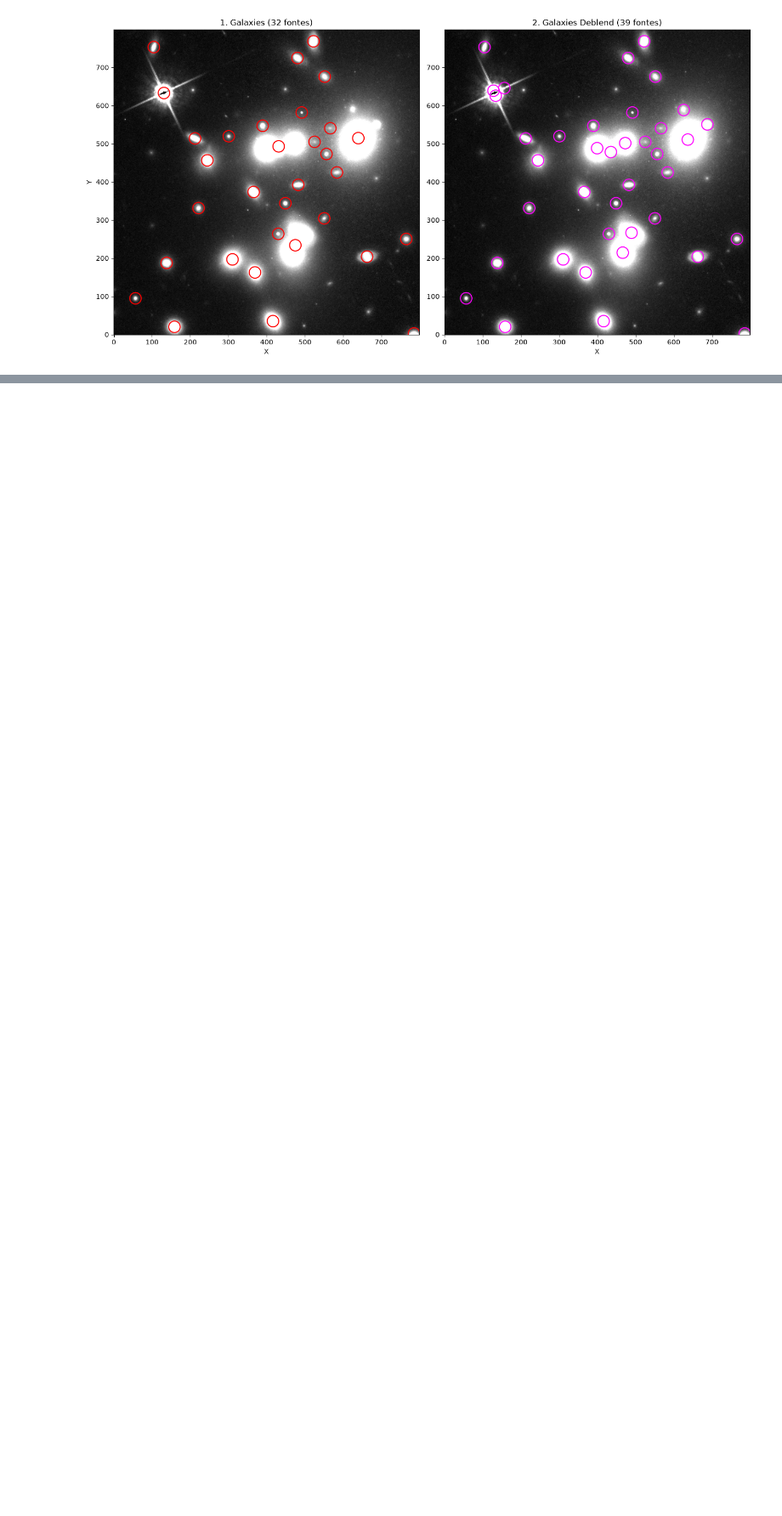
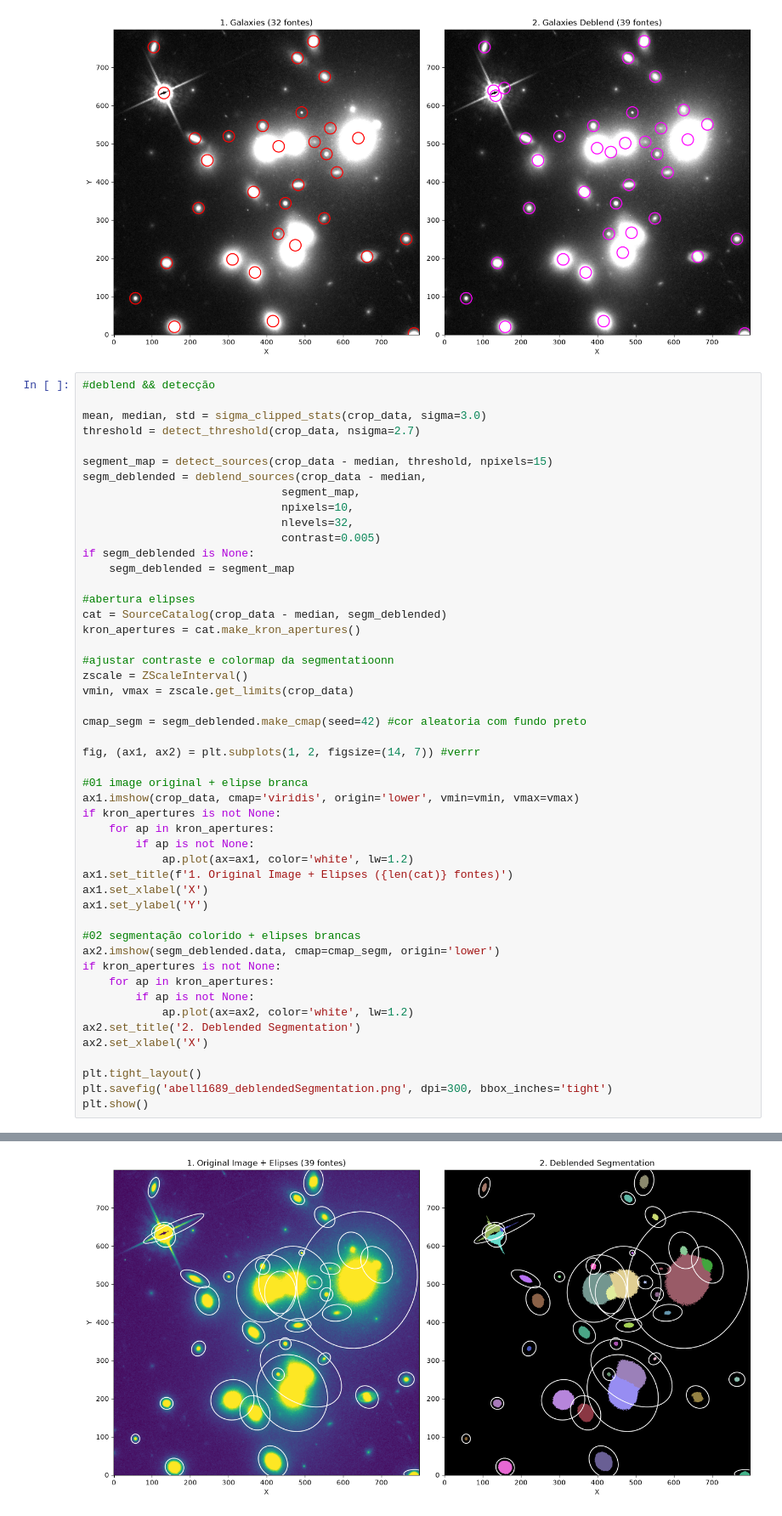
Before and after one commit to sh4rkNy/sextractor_tests, a Jupyter notebook: Abell1689/01AbellSe.ipynb, the cells around one changed output, grey strips where cells are left out. Shown at 85% size. Cells and saved outputs as stored; diff of their text form; blank space fills up the shorter version.

Commit message:
add deblended

```diff
--- a/Abell1689/01AbellSe.ipynb
+++ b/Abell1689/01AbellSe.ipynb
@@ -184,3 +183,53 @@ WARNING: AstropyDeprecationWarning: 'nlevels' was deprecated in version 3.0 and
 WARNING: AstropyDeprecationWarning: The 'xcentroid' attribute was deprecated in version 3.0; use 'x_centroid' instead. It will be removed in version 4.0. [_py_warnings]
 WARNING: AstropyDeprecationWarning: The 'ycentroid' attribute was deprecated in version 3.0; use 'y_centroid' instead. It will be removed in version 4.0. [_py_warnings]
 [figure]
+# %%
+#deblend && detecção
+
+mean, median, std = sigma_clipped_stats(crop_data, sigma=3.0)
+threshold = detect_threshold(crop_data, nsigma=2.7)
+
+segment_map = detect_sources(crop_data - median, threshold, npixels=15)
+segm_deblended = deblend_sources(crop_data - median,
+                              segment_map,
+                              npixels=10,
+                              nlevels=32,
+                              contrast=0.005)
+if segm_deblended is None:
+    segm_deblended = segment_map
+
+#abertura elipses
+cat = SourceCatalog(crop_data - median, segm_deblended)
+kron_apertures = cat.make_kron_apertures()
+
+#ajustar contraste e colormap da segmentatioonn
+zscale = ZScaleInterval()
+vmin, vmax = zscale.get_limits(crop_data)
+
+cmap_segm = segm_deblended.make_cmap(seed=42) #cor aleatoria com fundo preto
+
+fig, (ax1, ax2) = plt.subplots(1, 2, figsize=(14, 7)) #verrr
+
+#01 image original + elipse branca
+ax1.imshow(crop_data, cmap='viridis', origin='lower', vmin=vmin, vmax=vmax)
+if kron_apertures is not None:
+    for ap in kron_apertures:
+        if ap is not None:
+            ap.plot(ax=ax1, color='white', lw=1.2)
+ax1.set_title(f'1. Original Image + Elipses ({len(cat)} fontes)')
+ax1.set_xlabel('X')
+ax1.set_ylabel('Y')
+
+#02 segmentação colorido + elipses brancas
+ax2.imshow(segm_deblended.data, cmap=cmap_segm, origin='lower')
+if kron_apertures is not None:
+    for ap in kron_apertures:
+        if ap is not None:
+            ap.plot(ax=ax2, color='white', lw=1.2)
+ax2.set_title('2. Deblended Segmentation')
+ax2.set_xlabel('X')
+
+plt.tight_layout()
+plt.savefig('abell1689_deblendedSegmentation.png', dpi=300, bbox_inches='tight')
+plt.show()
+# %% [output]
@@ -186,0 +240 @@ WARNING: AstropyDeprecationWarning: The 'ycentroid' attribute was deprecated in
+[figure, added]
```
Also changed, not shown: parts of 2 cells of this notebook.
